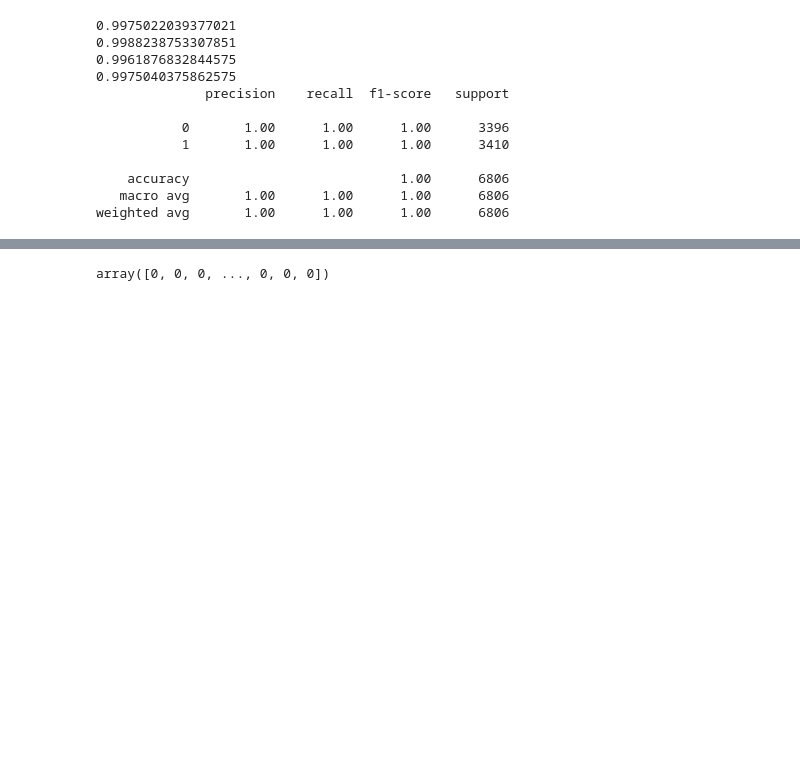
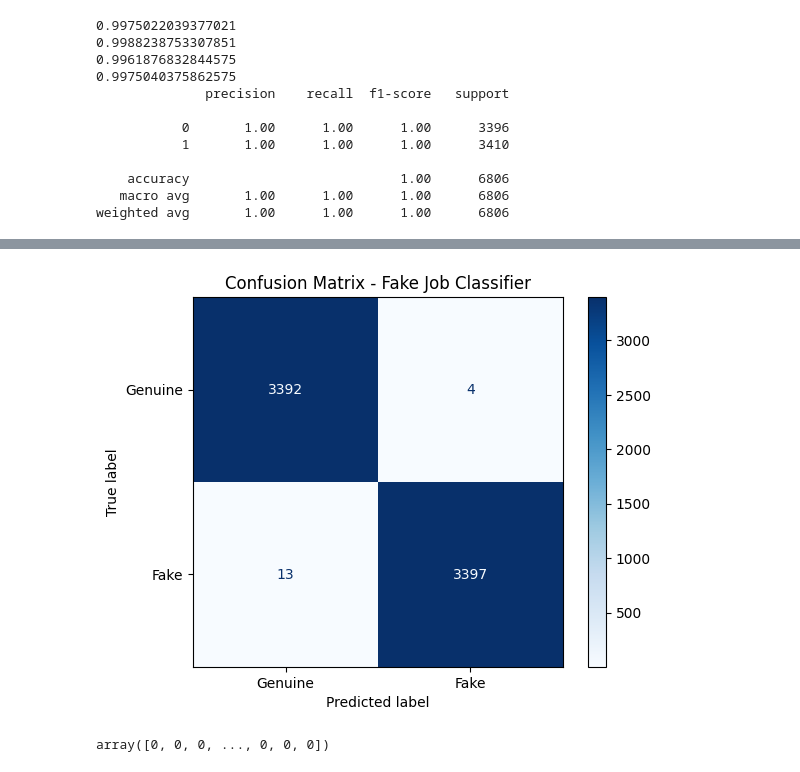
Before and after one commit to Adorna-hash/fake-job-posting-detection, a Jupyter notebook: model.ipynb, the cells around one changed output, grey strips where cells are left out. Saved outputs shown, nothing was run; the diff lists cells and outputs as text; code cells hidden in the pictures; blank space fills up the shorter version.

```diff
--- a/model.ipynb
+++ b/model.ipynb
@@ -101,3 +167,13 @@ weighted avg       1.00      1.00      1.00      6806
+# %%
+import matplotlib.pyplot as plt
+from sklearn.metrics import ConfusionMatrixDisplay
+
+ConfusionMatrixDisplay.from_estimator(model, X_test, y_test, display_labels=["Genuine", "Fake"], cmap="Blues")
+plt.title("Confusion Matrix - Fake Job Classifier")
+plt.savefig("confusion_matrix.png")
+plt.show()
+# %% [output]
+[figure, added]
 # %%
 import pickle
 
```
Also changed, not shown: parts of 8 cells of this notebook.
